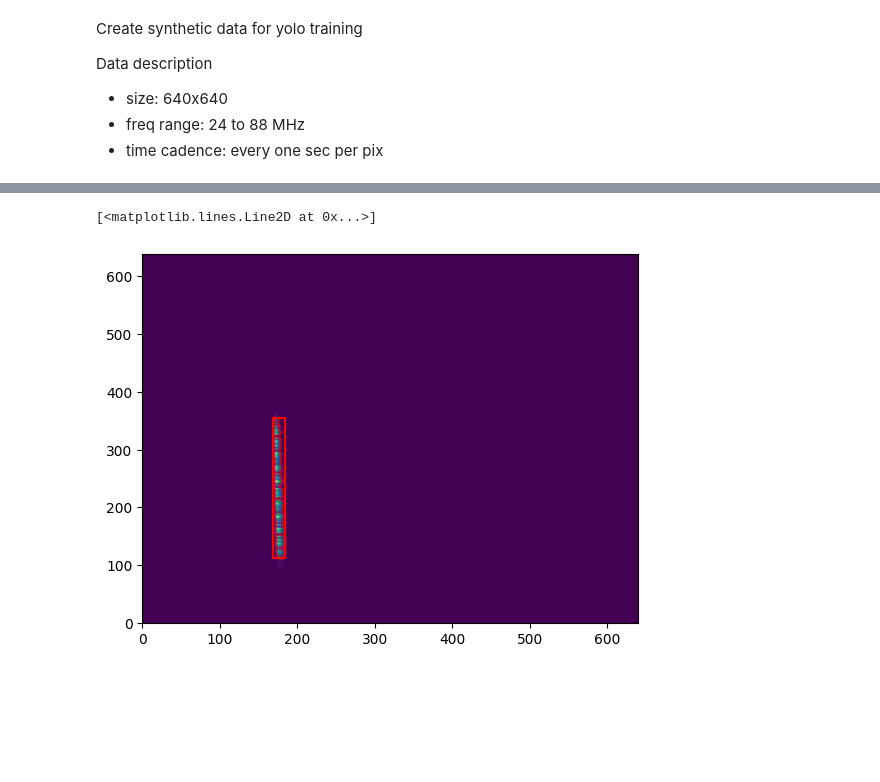
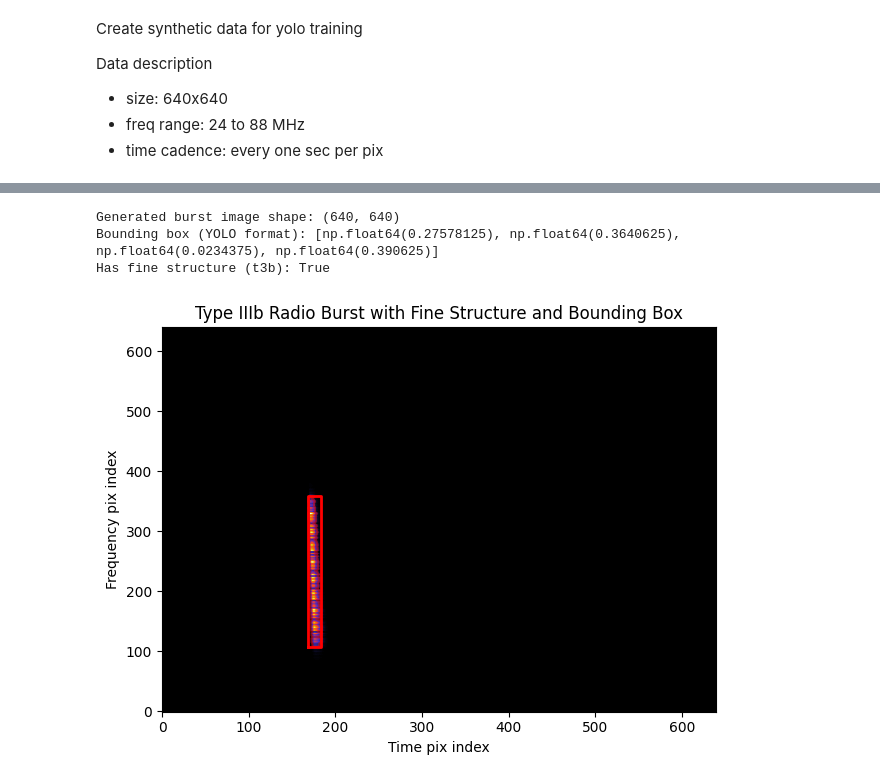
Before and after one commit to peijin94/PhySynthTrainer, a Jupyter notebook: example/demo.ipynb, the cells around one changed output, grey strips where cells are left out. Drawn from its saved outputs; the diff is of its cells as text; code cells hidden in the pictures; blank space fills up the shorter version.

```diff
--- a/example/demo.ipynb
+++ b/example/demo.ipynb
@@ -85,32 +100,58 @@ plt.imshow(img_bursts.T, interpolation='nearest', aspect='auto', origin='lower',
 # %%
 # mask and bbox
 
+# Generate burst using built-in function
+img_bursts, mask, bbox = generate_type_iii_burst(
+    freq_range=[30, 85],
+    t_res=0.5,
+    t_start=0.0,
+    N_freq=640,
+    N_time=640,
+    v_beam=0.15,
+    t0_burst=80.0,
+    decay_t_dur_100Mhz=1.0,
+    Burst_intensity=1.0,
+    burststarting_freq=40.0,
+    burstending_freq=60.0,
+    edge_freq_ratio=0.05,
+    fine_structure=True
+)
 
-from physynthtrainer.burstGen import generate_type_iii_burst
-img_bursts, mask, bbox = generate_type_iii_burst(freq_range=[30, 85], t_res=0.5, t_start=0.0, N_freq=640, N_time=640,
-                           v_beam=0.15, t0_burst=80.0, decay_t_dur_100Mhz=1.0,
-                           Burst_intensity=1.0, burststarting_freq=40.0,
-                           burstending_freq=60.0, edge_freq_ratio=0.05,
-                           fine_structure=True)
+print(f"Generated burst image shape: {img_bursts.shape}")
+print(f"Bounding box (YOLO format): {bbox}")
+print(f"Has fine structure (t3b): {True}")
+
+# Plot the result with bounding box
+plt.figure()
+plt.imshow(img_bursts.T, interpolation='nearest',
+           cmap='CMRmap',
+           aspect='auto', origin='lower')
+
+# Plot mask and bbox
+plt.contour(mask.T, levels=[0.5], colors='r', alpha=0.5)
+
+# Convert YOLO bbox to matplotlib format
+img_height, img_width = mask.shape
+x_center, y_center, width, height = bbox
+
+xmin = int((x_center - width / 2) * img_width)
+xmax = int((x_center + width / 2) * img_width)
+ymin = int((y_center - height / 2) * img_height)
+ymax = int((y_center + height / 2) * img_height)
+
+plt.plot([xmin, xmax, xmax, xmin, xmin], [ymin, ymin, ymax, ymax, ymin], 'r-', linewidth=2)
+#plt.colorbar(label='Intensity')
+plt.xlabel('Time pix index')
+plt.ylabel('Frequency pix index')
+plt.title('Type IIIb Radio Burst with Fine Structure and Bounding Box')
+plt.tight_layout()
+plt.savefig('demo_single_burst_function.png', dpi=150, bbox_inches='tight')
+plt.show()
+# %% [output]
+Generated burst image shape: (640, 640)
+Bounding box (YOLO format): [np.float64(0.27578125), np.float64(0.3640625), np.float64(0.0234375), np.float64(0.390625)]
+Has fine structure (t3b): True
+[figure, added]
-# %%
-plt.imshow(img_bursts.T, interpolation='nearest', aspect='auto', origin='lower')
-
-# plot mask and bbox
-plt.contour(mask.T, levels=[0.5], colors='r', alpha=0.5)
-
-# Convert YOLO bbox to matplotlib format
-img_height, img_width = mask.shape
-x_center, y_center, width, height = bbox
-
-xmin = int((x_center - width / 2) * img_width)
-xmax = int((x_center + width / 2) * img_width)
-ymin = int((y_center - height / 2) * img_height)
-ymax = int((y_center + height / 2) * img_height)
-
-plt.plot([xmin, xmax, xmax, xmin, xmin], [ymin, ymin, ymax, ymax, ymin], 'r-')
-# %% [output]
-[<matplotlib.lines.Line2D at 0x...>]
-[figure, removed]
 # %%
 # many type III bursts
 
```
Also changed, not shown: parts of 10 cells of this notebook, 5 other files.
